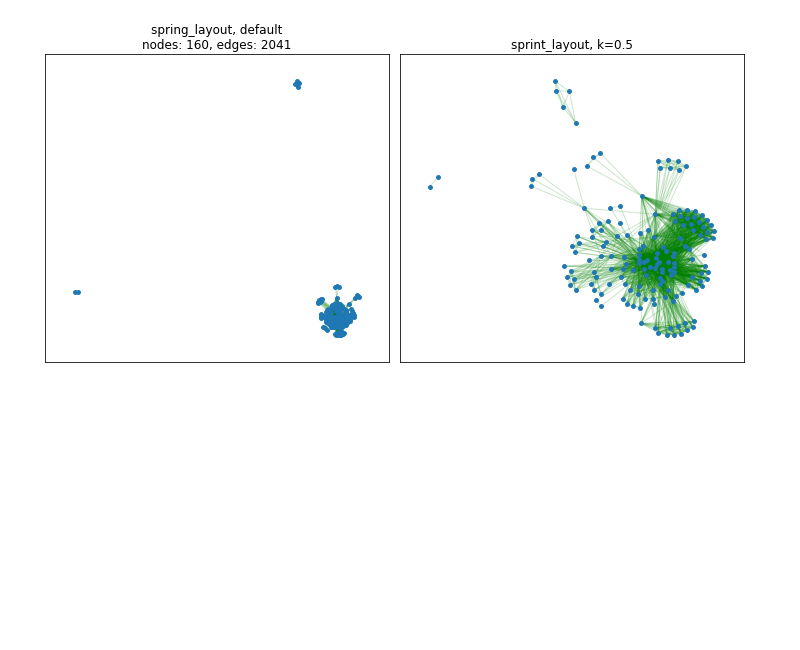
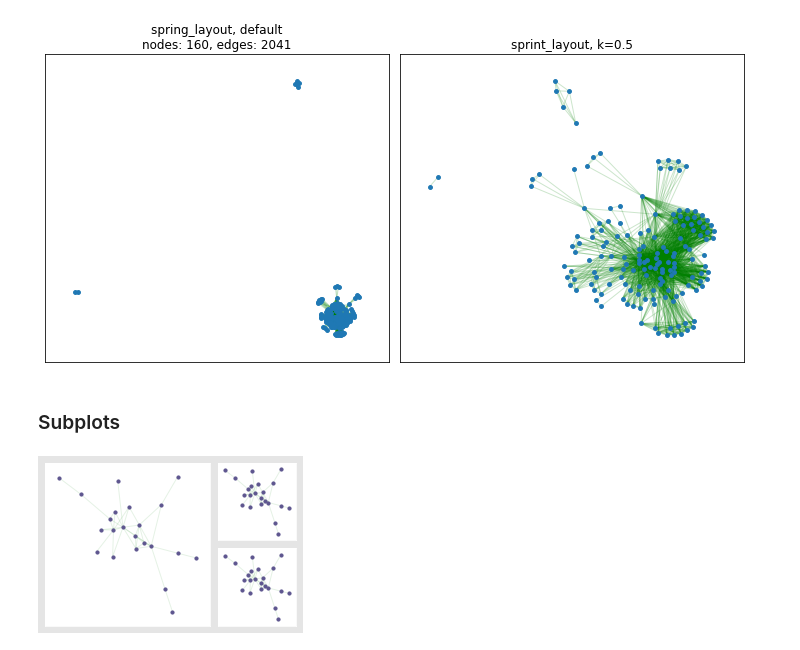
Before and after one commit to immorBen/code-usages, a Jupyter notebook: Visualizations/graphs/NetworkX/NetworkX.ipynb, the cells around one changed output. Cells and saved outputs as stored; diff of their text form; code cells hidden in the pictures; blank space fills up the shorter version.

Commit message:
add two result pics, update networkx.ipynb

```diff
--- a/Visualizations/graphs/NetworkX/NetworkX.ipynb
+++ b/Visualizations/graphs/NetworkX/NetworkX.ipynb
@@ -69,3 +69,5 @@ compare_between_layout('U01NS052220', 1)
 compare_between_layout('U01NS052220', 1, 0.5)
 # %% [output]
 [figure]
+# %% [markdown]
+### Subplots
@@ -71,0 +77,41 @@ compare_between_layout('U01NS052220', 1, 0.5)
+# %%
+sub_graph = nx.read_graphml('./data/subgraphs.graphml')
+pos = nx.spring_layout(sub_graph)
+ns = 10 # node size
+alpha = .1
+# %%
+# set background color
+fig = plt.figure(figsize=(4.5,3), facecolor='#e5e5e5')
+
+# add unevenly distributed subplots, use grid
+grid = plt.GridSpec(2, 3, wspace=0.1, hspace=0.1)
+ax1 = plt.subplot(grid[0:, 0:2])
+ax2 = plt.subplot(grid[0, 2])
+ax3 = plt.subplot(grid[1, 2])
+
+nx.draw_networkx_nodes(sub_graph, pos=pos, ax=ax1, node_color='#5e568f', node_size=ns)
+nx.draw_networkx_edges(sub_graph, pos=pos, edge_color='g', ax=ax1, alpha=alpha)
+
+nx.draw_networkx_nodes(sub_graph, pos=pos, ax=ax2, node_color='#5e568f', node_size=ns)
+nx.draw_networkx_edges(sub_graph, pos=pos, edge_color='g', ax=ax2, alpha=alpha)
+
+nx.draw_networkx_nodes(sub_graph, pos=pos, ax=ax3, node_color='#5e568f', node_size=ns)
+nx.draw_networkx_edges(sub_graph, pos=pos, edge_color='g', ax=ax3, alpha=alpha)
+
+c = 'white'
+# "hide" axis & set a different color for subplots
+# from https://stackoverflow.com/a/7944576
+for ax in fig.get_axes():
+#     ax.set_facecolor('white')
+#     ax.set_frame_on(False) #1
+#     ax.set_axis_off() #2, use 1/2 fails to set different colors
+    # the below one is the most elegant
+    plt.setp(ax.spines.values(), color=c)
+    plt.setp([ax.get_xticklines(), ax.get_yticklines()], color=c)
+
+
+proj = 'subgraph_diff_colors'
+plt.savefig(proj+'.png', dpi=300, bbox_inches='tight')
+plt.show()
+# %% [output]
+[figure, added]
```
Also changed, not shown: parts of 2 cells of this notebook, 2 other files.
